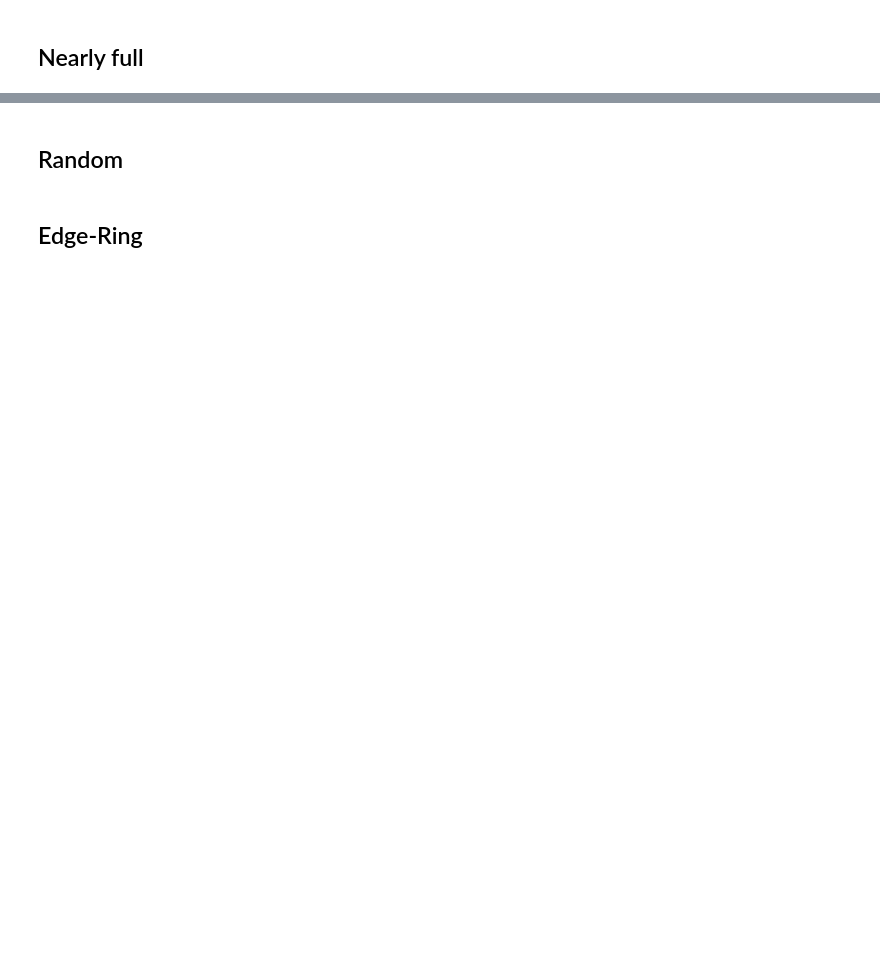
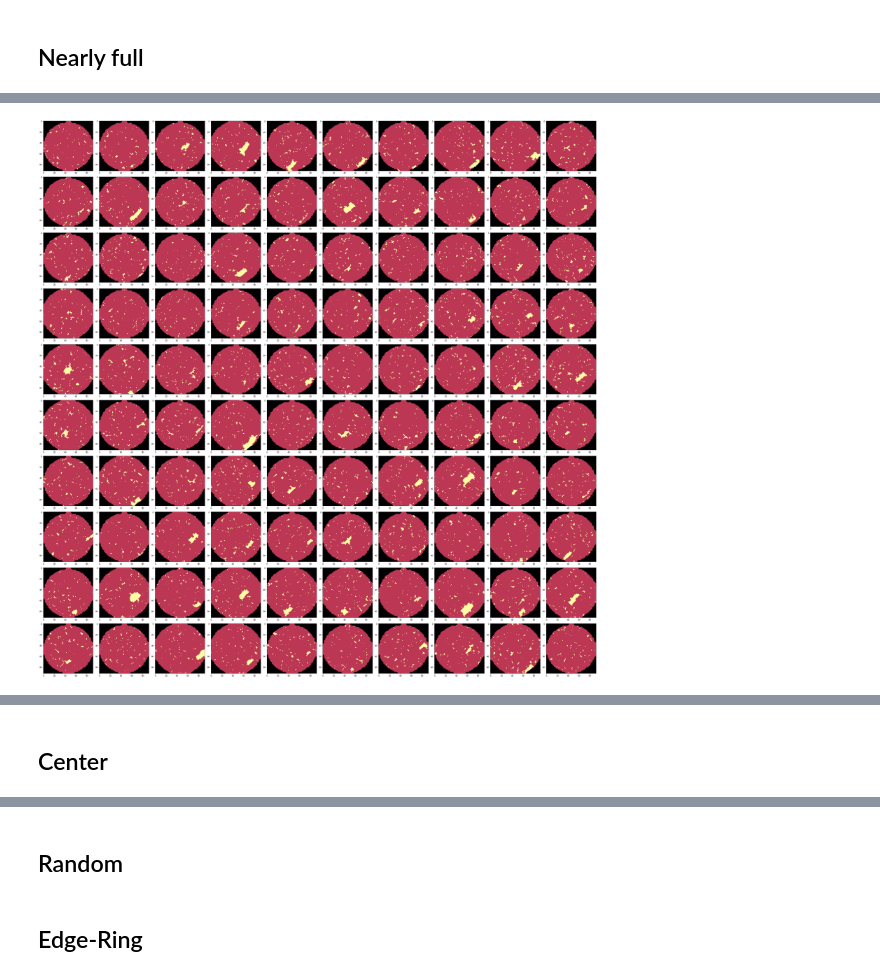
Before and after one commit to Keleas/Wafer_maps, a Jupyter notebook: Wafer_card_synthesis.ipynb, the cells around one changed output, grey strips where cells are left out. Saved outputs shown, nothing was run; the diff lists cells and outputs as text; code cells hidden in the pictures; blank space fills up the shorter version.

```diff
--- a/Wafer_card_synthesis.ipynb
+++ b/Wafer_card_synthesis.ipynb
@@ -961,0 +989,20 @@ Wall time: 26.4 s
+# %%
+%%time
+
+N_POINTS = 100
+
+PHI1 = np.random.uniform(20, 34, size=N_POINTS) * np.pi/180
+PHI2 = np.random.uniform(40, 70, size=N_POINTS) * np.pi/180
+PHI = np.vstack((PHI1, PHI2))
+PHI = np.array([[PHI[0,i], PHI[1,i]] for i in range(PHI.shape[1])])
+
+r1 = np.random.randint(25, 30, size=N_POINTS)
+r2 = np.random.randint(30, 33, size=N_POINTS)
+r = np.vstack((r1, r2))
+r = np.array([[r[0,i], r[1,i]] for i in range(r.shape[1])])
+
+XC = np.random.randint(20, 70 , size=N_POINTS)
+YC = np.random.randint(20, 70, size=N_POINTS)
+
+## интесивность
+N = np.random.randint(200, 210, size=N_POINTS)
@@ -961,0 +1011,5 @@ Wall time: 26.4 s
+# %%
+%%time
+plot_rings(XC, YC, r, PHI, N)
+# %% [output]
+[figure, added]
@@ -961,0 +1017,2 @@ Wall time: 26.4 s
+# %% [markdown]
+## Center
```
Also changed, not shown: parts of 16 cells of this notebook.
